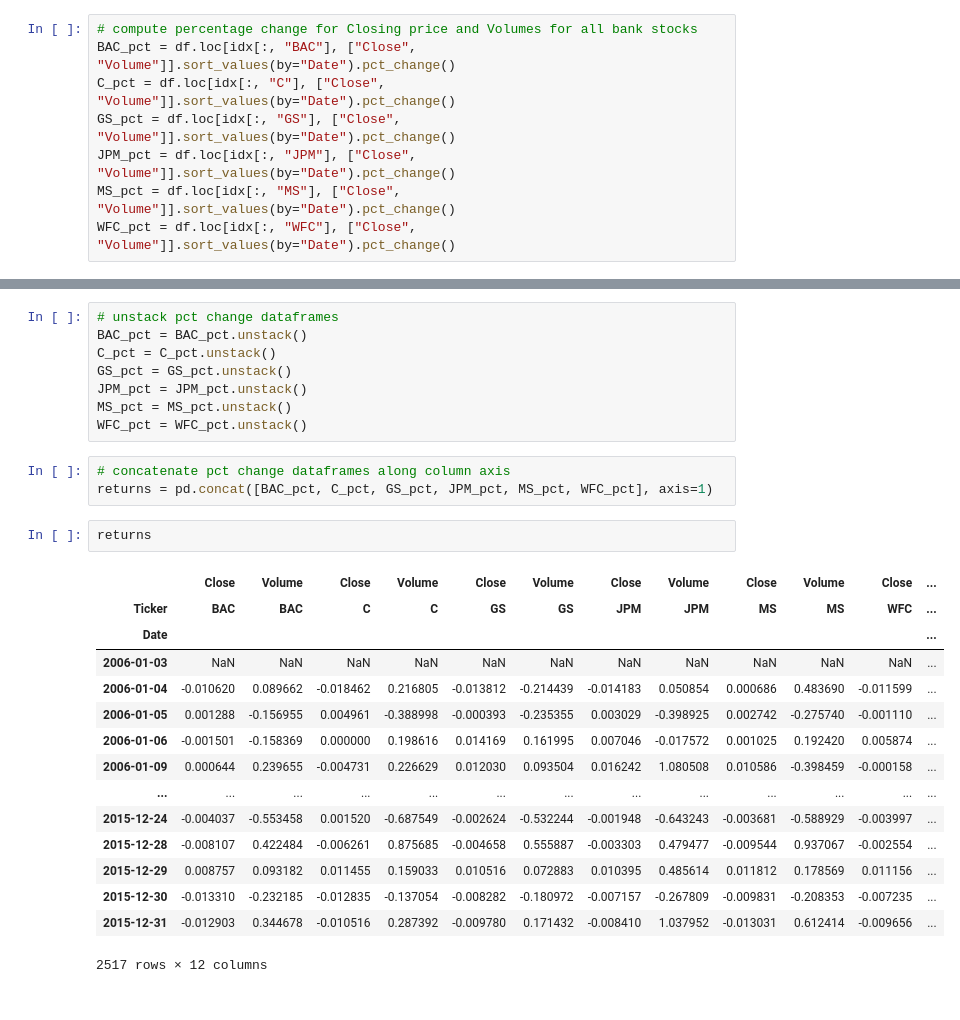
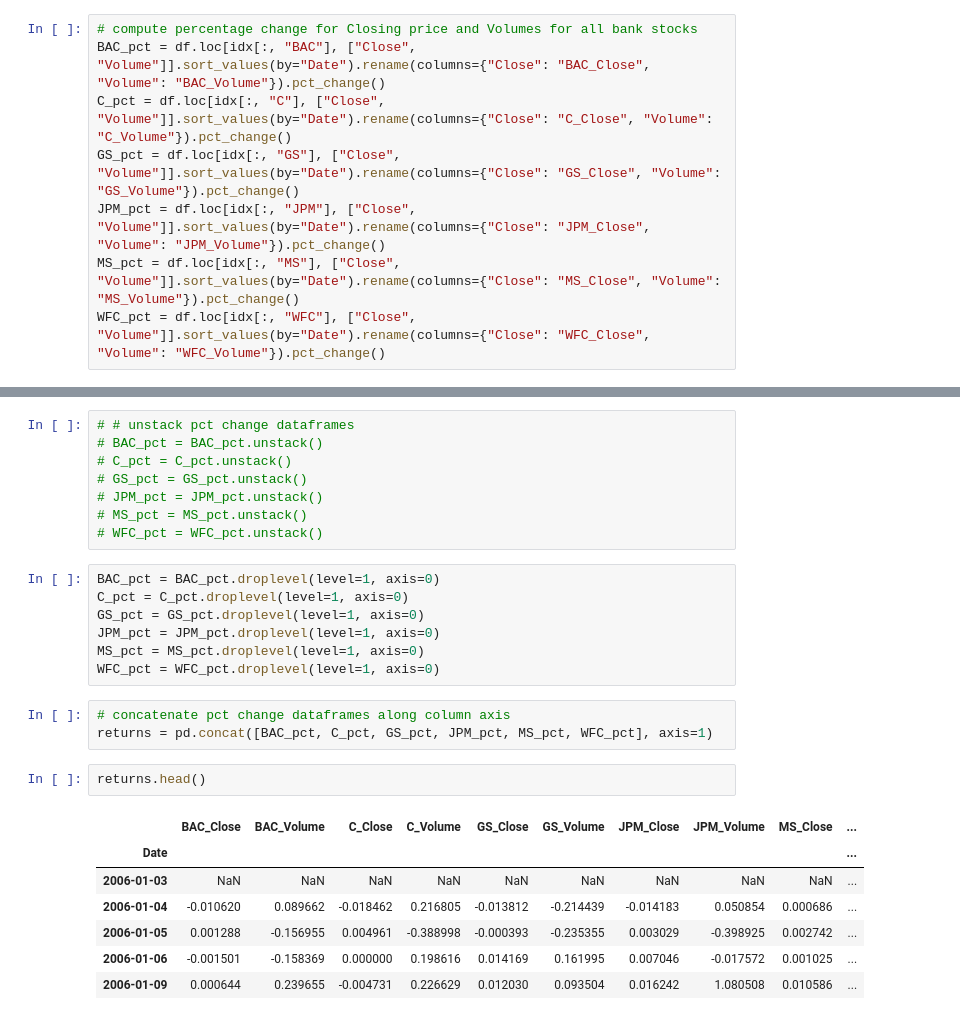
Before and after one commit to MeetPatel89/stocks_analysis, a Jupyter notebook: notebook.ipynb, the cells around one changed output, grey strips where cells are left out. Drawn from its saved outputs; the diff is of its cells as text.

Commit message:
get rid of multi-index columns in returns df and optimize to one level

```diff
--- a/notebook.ipynb
+++ b/notebook.ipynb
@@ -281,9 +281,9 @@ df.groupby(level=1).agg(Adj_Close_Min=("Adj Close", "min"), Close_Min=("Close",
 idx = pd.IndexSlice
 # %%
 # compute percentage change for Closing price and Volumes for all bank stocks
-BAC_pct = df.loc[idx[:, "BAC"], ["Close", "Volume"]].sort_values(by="Date").pct_change()
-C_pct = df.loc[idx[:, "C"], ["Close", "Volume"]].sort_values(by="Date").pct_change()
-GS_pct = df.loc[idx[:, "GS"], ["Close", "Volume"]].sort_values(by="Date").pct_change()
-JPM_pct = df.loc[idx[:, "JPM"], ["Close", "Volume"]].sort_values(by="Date").pct_change()
-MS_pct = df.loc[idx[:, "MS"], ["Close", "Volume"]].sort_values(by="Date").pct_change()
-WFC_pct = df.loc[idx[:, "WFC"], ["Close", "Volume"]].sort_values(by="Date").pct_change()
+BAC_pct = df.loc[idx[:, "BAC"], ["Close", "Volume"]].sort_values(by="Date").rename(columns={"Close": "BAC_Close", "Volume": "BAC_Volume"}).pct_change()
+C_pct = df.loc[idx[:, "C"], ["Close", "Volume"]].sort_values(by="Date").rename(columns={"Close": "C_Close", "Volume": "C_Volume"}).pct_change()
+GS_pct = df.loc[idx[:, "GS"], ["Close", "Volume"]].sort_values(by="Date").rename(columns={"Close": "GS_Close", "Volume": "GS_Volume"}).pct_change()
+JPM_pct = df.loc[idx[:, "JPM"], ["Close", "Volume"]].sort_values(by="Date").rename(columns={"Close": "JPM_Close", "Volume": "JPM_Volume"}).pct_change()
+MS_pct = df.loc[idx[:, "MS"], ["Close", "Volume"]].sort_values(by="Date").rename(columns={"Close": "MS_Close", "Volume": "MS_Volume"}).pct_change()
+WFC_pct = df.loc[idx[:, "WFC"], ["Close", "Volume"]].sort_values(by="Date").rename(columns={"Close": "WFC_Close", "Volume": "WFC_Volume"}).pct_change()
@@ -307,29 +290,28 @@ MS_pct
 # %%
-# unstack pct change dataframes
-BAC_pct = BAC_pct.unstack()
-C_pct = C_pct.unstack()
-GS_pct = GS_pct.unstack()
-JPM_pct = JPM_pct.unstack()
-MS_pct = MS_pct.unstack()
-WFC_pct = WFC_pct.unstack()
+# # unstack pct change dataframes
+# BAC_pct = BAC_pct.unstack()
+# C_pct = C_pct.unstack()
+# GS_pct = GS_pct.unstack()
+# JPM_pct = JPM_pct.unstack()
+# MS_pct = MS_pct.unstack()
+# WFC_pct = WFC_pct.unstack()
+# %%
+BAC_pct = BAC_pct.droplevel(level=1, axis=0)
+C_pct = C_pct.droplevel(level=1, axis=0)
+GS_pct = GS_pct.droplevel(level=1, axis=0)
+JPM_pct = JPM_pct.droplevel(level=1, axis=0)
+MS_pct = MS_pct.droplevel(level=1, axis=0)
+WFC_pct = WFC_pct.droplevel(level=1, axis=0)
 # %%
 # concatenate pct change dataframes along column axis
 returns = pd.concat([BAC_pct, C_pct, GS_pct, JPM_pct, MS_pct, WFC_pct], axis=1)
 # %%
-returns
+returns.head()
 # %% [output]
-|  | Close | Volume | Close | Volume | Close | Volume | Close | Volume | Close | Volume | Close | ... |
-| Ticker | BAC | BAC | C | C | GS | GS | JPM | JPM | MS | MS | WFC | ... |
-| Date |  |  |  |  |  |  |  |  |  |  |  | ... |
-| 2006-01-03 | NaN | NaN | NaN | NaN | NaN | NaN | NaN | NaN | NaN | NaN | NaN | ... |
-| 2006-01-04 | -0.010620 | 0.089662 | -0.018462 | 0.216805 | -0.013812 | -0.214439 | -0.014183 | 0.050854 | 0.000686 | 0.483690 | -0.011599 | ... |
-| 2006-01-05 | 0.001288 | -0.156955 | 0.004961 | -0.388998 | -0.000393 | -0.235355 | 0.003029 | -0.398925 | 0.002742 | -0.275740 | -0.001110 | ... |
-| 2006-01-06 | -0.001501 | -0.158369 | 0.000000 | 0.198616 | 0.014169 | 0.161995 | 0.007046 | -0.017572 | 0.001025 | 0.192420 | 0.005874 | ... |
-| 2006-01-09 | 0.000644 | 0.239655 | -0.004731 | 0.226629 | 0.012030 | 0.093504 | 0.016242 | 1.080508 | 0.010586 | -0.398459 | -0.000158 | ... |
-| ... | ... | ... | ... | ... | ... | ... | ... | ... | ... | ... | ... | ... |
-| 2015-12-24 | -0.004037 | -0.553458 | 0.001520 | -0.687549 | -0.002624 | -0.532244 | -0.001948 | -0.643243 | -0.003681 | -0.588929 | -0.003997 | ... |
-| 2015-12-28 | -0.008107 | 0.422484 | -0.006261 | 0.875685 | -0.004658 | 0.555887 | -0.003303 | 0.479477 | -0.009544 | 0.937067 | -0.002554 | ... |
-| 2015-12-29 | 0.008757 | 0.093182 | 0.011455 | 0.159033 | 0.010516 | 0.072883 | 0.010395 | 0.485614 | 0.011812 | 0.178569 | 0.011156 | ... |
-| 2015-12-30 | -0.013310 | -0.232185 | -0.012835 | -0.137054 | -0.008282 | -0.180972 | -0.007157 | -0.267809 | -0.009831 | -0.208353 | -0.007235 | ... |
-| 2015-12-31 | -0.012903 | 0.344678 | -0.010516 | 0.287392 | -0.009780 | 0.171432 | -0.008410 | 1.037952 | -0.013031 | 0.612414 | -0.009656 | ... |
+|  | BAC_Close | BAC_Volume | C_Close | C_Volume | GS_Close | GS_Volume | JPM_Close | JPM_Volume | MS_Close | ... |
+| Date |  |  |  |  |  |  |  |  |  | ... |
+| 2006-01-03 | NaN | NaN | NaN | NaN | NaN | NaN | NaN | NaN | NaN | ... |
+| 2006-01-04 | -0.010620 | 0.089662 | -0.018462 | 0.216805 | -0.013812 | -0.214439 | -0.014183 | 0.050854 | 0.000686 | ... |
+| 2006-01-05 | 0.001288 | -0.156955 | 0.004961 | -0.388998 | -0.000393 | -0.235355 | 0.003029 | -0.398925 | 0.002742 | ... |
+| 2006-01-06 | -0.001501 | -0.158369 | 0.000000 | 0.198616 | 0.014169 | 0.161995 | 0.007046 | -0.017572 | 0.001025 | ... |
+| 2006-01-09 | 0.000644 | 0.239655 | -0.004731 | 0.226629 | 0.012030 | 0.093504 | 0.016242 | 1.080508 | 0.010586 | ... |
-2517 rows × 12 columns
```
Also changed, not shown: parts of 1 cell of this notebook.
